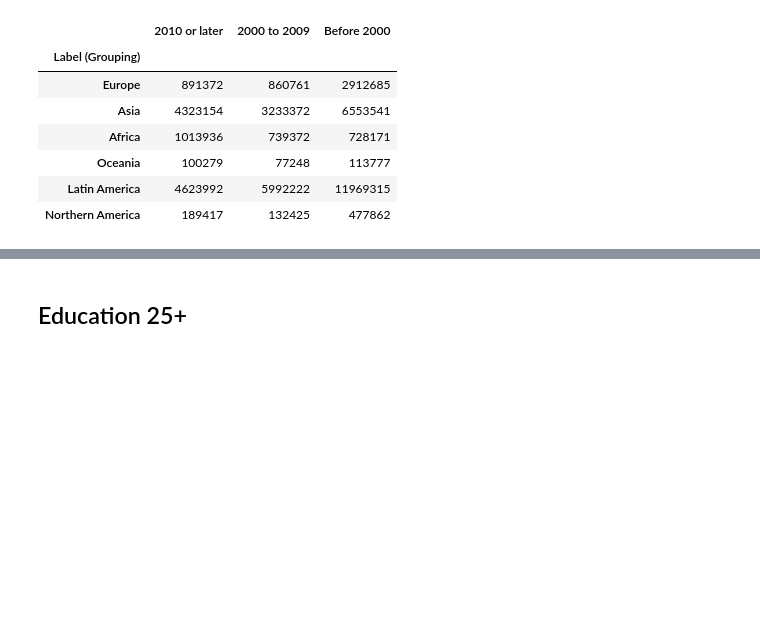
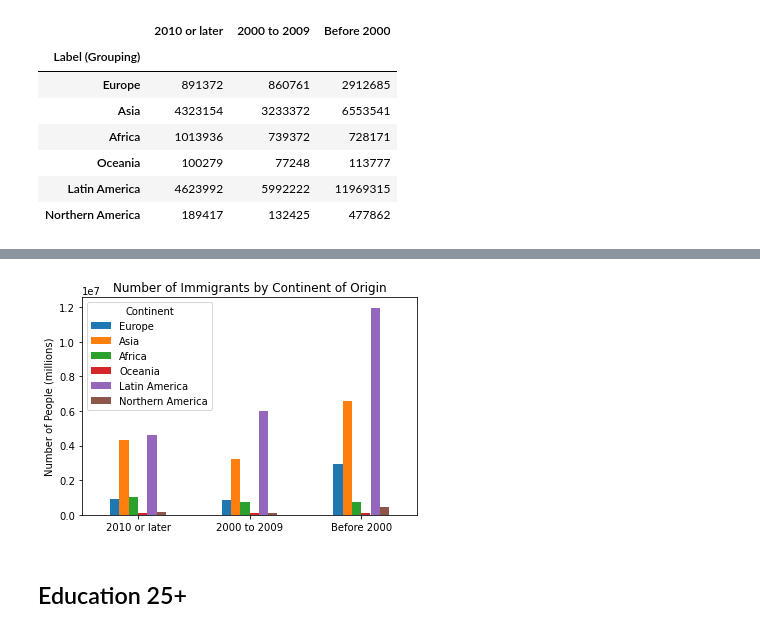
Before and after one commit to halabi93/Immigration-Data-Analysis, a Jupyter notebook: DataAnalysis.ipynb, the cells around one changed output, grey strips where cells are left out. Drawn from its saved outputs; the diff is of its cells as text; code cells hidden in the pictures; blank space fills up the shorter version.

```diff
--- a/DataAnalysis.ipynb
+++ b/DataAnalysis.ipynb
@@ -55,3 +85,11 @@ continents_df.head(6)
+# %%
+title = "Number of Immigrants by Continent of Origin"
+ylabel = "Number of People (millions)"
+
+continents_df_T.plot.bar(rot = 0, title = title, ylabel = ylabel);
+plt.legend(loc="upper left", title = "Continent");
+# %% [output]
+[figure, added]
 # %% [markdown]
 ## Education 25+
 # %%
```
Also changed, not shown: parts of 21 cells of this notebook, 2 other files.
